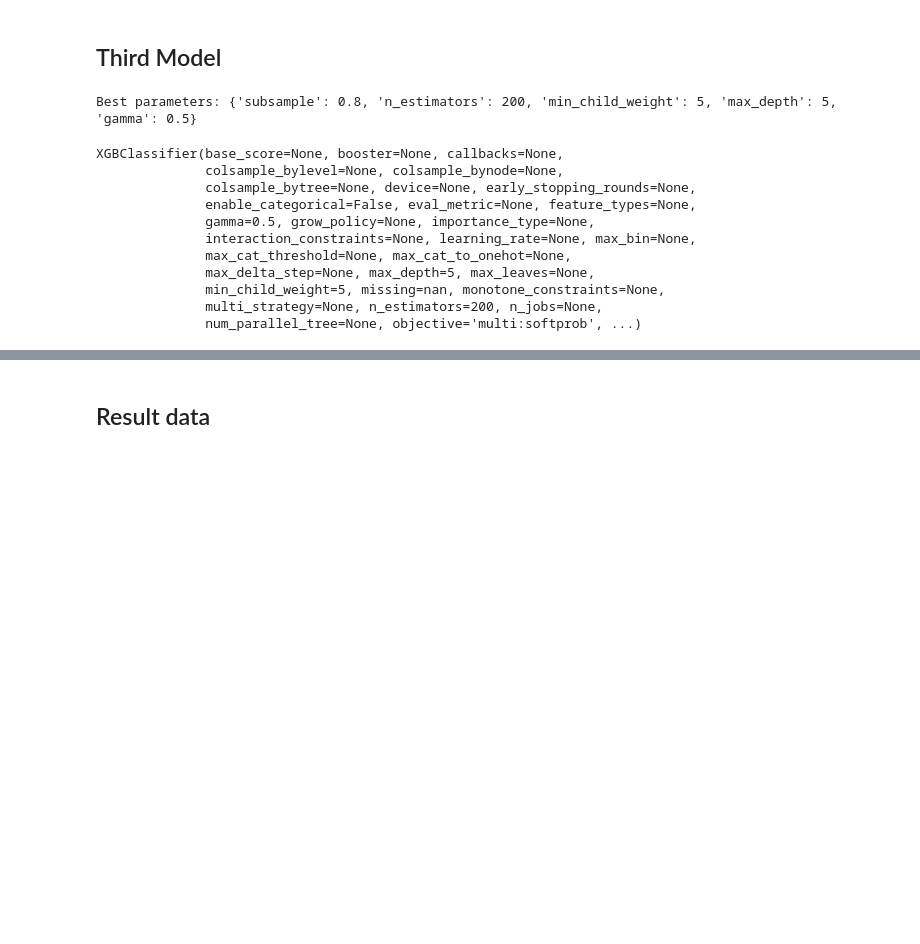
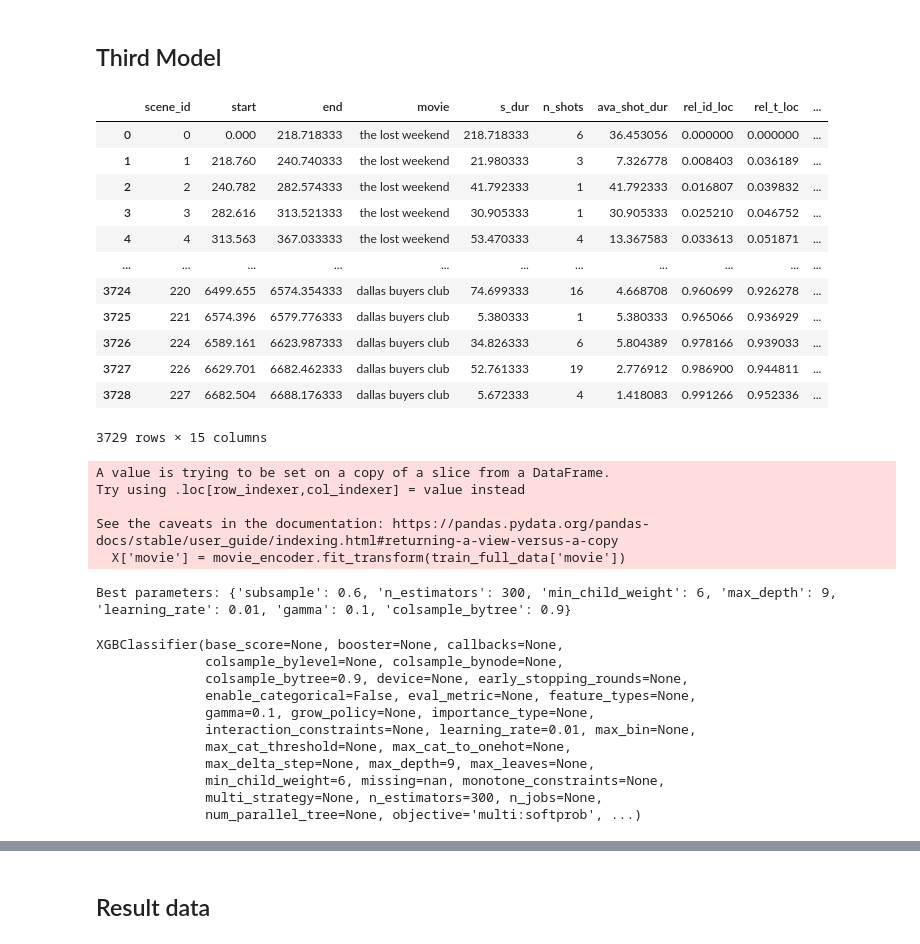
Before and after one commit to C7A7A/story-beats, a Jupyter notebook: story-beats.ipynb, the cells around one changed output, grey strips where cells are left out. Saved outputs shown, nothing was run; the diff lists cells and outputs as text; code cells hidden in the pictures; blank space fills up the shorter version.

```diff
--- a/story-beats.ipynb
+++ b/story-beats.ipynb
@@ -630,6 +630,22 @@ avg_test_accuracy = total_test_accuracy / len(test_loader)
 print(f'Test Accuracy: {avg_test_accuracy}')
 # %% [markdown]
 ## Third Model
+# %%
+train_full_data
+# %% [output]
+|  | scene_id | start | end | movie | s_dur | n_shots | ava_shot_dur | rel_id_loc | rel_t_loc | ... |
+| 0 | 0 | 0.000 | 218.718333 | the lost weekend | 218.718333 | 6 | 36.453056 | 0.000000 | 0.000000 | ... |
+| 1 | 1 | 218.760 | 240.740333 | the lost weekend | 21.980333 | 3 | 7.326778 | 0.008403 | 0.036189 | ... |
+| 2 | 2 | 240.782 | 282.574333 | the lost weekend | 41.792333 | 1 | 41.792333 | 0.016807 | 0.039832 | ... |
+| 3 | 3 | 282.616 | 313.521333 | the lost weekend | 30.905333 | 1 | 30.905333 | 0.025210 | 0.046752 | ... |
+| 4 | 4 | 313.563 | 367.033333 | the lost weekend | 53.470333 | 4 | 13.367583 | 0.033613 | 0.051871 | ... |
+| ... | ... | ... | ... | ... | ... | ... | ... | ... | ... | ... |
+| 3724 | 220 | 6499.655 | 6574.354333 | dallas buyers club | 74.699333 | 16 | 4.668708 | 0.960699 | 0.926278 | ... |
+| 3725 | 221 | 6574.396 | 6579.776333 | dallas buyers club | 5.380333 | 1 | 5.380333 | 0.965066 | 0.936929 | ... |
+| 3726 | 224 | 6589.161 | 6623.987333 | dallas buyers club | 34.826333 | 6 | 5.804389 | 0.978166 | 0.939033 | ... |
+| 3727 | 226 | 6629.701 | 6682.462333 | dallas buyers club | 52.761333 | 19 | 2.776912 | 0.986900 | 0.944811 | ... |
+| 3728 | 227 | 6682.504 | 6688.176333 | dallas buyers club | 5.672333 | 4 | 1.418083 | 0.991266 | 0.952336 | ... |
+3729 rows × 15 columns
 # %%
 from xgboost import XGBClassifier
 from sklearn.model_selection import train_test_split, RandomizedSearchCV, cross_val_score, cross_val_predict
@@ -640,43 +656,53 @@ embeddings = np.array(train_full_data['embedding'].tolist())
 pca = PCA(n_components=10)
 reduced_embeddings = pca.fit_transform(embeddings)
 
-X = train_full_data[['rel_id_loc', 'rel_t_loc', 'ava_char_score', 'sentence_count', 'dialog_detected ']]
+X = train_full_data[['scene_id', 'start', 'end', 'movie', 'rel_id_loc', 'rel_t_loc', 'is_prot_appear']]
 label_encoder = LabelEncoder()
+movie_encoder = LabelEncoder()
+X['movie'] = movie_encoder.fit_transform(train_full_data['movie'])
 y = label_encoder.fit_transform(train_full_data['label'])
 
 X_train, X_test, y_train, y_test = train_test_split(X, y, random_state=23, test_size=0.3, stratify=y)
 
 param_dist = {
-    'n_estimators': [210, 240, 200, 225, 250],
-    'min_child_weight': [1, 2, 5, 10],
-    'gamma': [0.5, 1, 1.5, 2, 5],
-    'subsample': [0.6, 0.8, 1.0],
-    'max_depth': [3, 4, 5]
+    'n_estimators': [100, 200, 300, 400, 500],
+    'learning_rate': [0.01, 0.05, 0.1, 0.2, 0.3],
+    'max_depth': [3, 4, 5, 6, 7, 8, 9, 10],
+    'min_child_weight': [1, 2, 4, 6, 8, 10],
+    'gamma': [0.1, 0.3, 0.5, 0.7, 1.0, 1.5, 2],
+    'subsample': [0.5, 0.6, 0.7, 0.8, 0.9, 1.0],
+    'colsample_bytree': [0.5, 0.6, 0.7, 0.8, 0.9, 1.0]
 }
+
 
 xgb = XGBClassifier(random_state=23)
 
 random_search = RandomizedSearchCV(xgb, param_distributions=param_dist, n_iter=10, cv=5, random_state=23, n_jobs=-1)
-random_search.fit(X_train, y_train)
+random_search.fit(X, y)
 
 print("Best parameters:", random_search.best_params_)
 # %% [output]
-Best parameters: {'subsample': 0.8, 'n_estimators': 200, 'min_child_weight': 5, 'max_depth': 5, 'gamma': 0.5}
+A value is trying to be set on a copy of a slice from a DataFrame.
+Try using .loc[row_indexer,col_indexer] = value instead
+
+See the caveats in the documentation: https://pandas.pydata.org/pandas-docs/stable/user_guide/indexing.html#returning-a-view-versus-a-copy
+  X['movie'] = movie_encoder.fit_transform(train_full_data['movie'])
+Best parameters: {'subsample': 0.6, 'n_estimators': 300, 'min_child_weight': 6, 'max_depth': 9, 'learning_rate': 0.01, 'gamma': 0.1, 'colsample_bytree': 0.9}
 # %%
 best_params = random_search.best_params_
 model = XGBClassifier(**best_params, random_state=23)
-model.fit(X_train, y_train)
+model.fit(X, y)
 # %% [output]
 XGBClassifier(base_score=None, booster=None, callbacks=None,
               colsample_bylevel=None, colsample_bynode=None,
-              colsample_bytree=None, device=None, early_stopping_rounds=None,
+              colsample_bytree=0.9, device=None, early_stopping_rounds=None,
               enable_categorical=False, eval_metric=None, feature_types=None,
-              gamma=0.5, grow_policy=None, importance_type=None,
-              interaction_constraints=None, learning_rate=None, max_bin=None,
+              gamma=0.1, grow_policy=None, importance_type=None,
+              interaction_constraints=None, learning_rate=0.01, max_bin=None,
               max_cat_threshold=None, max_cat_to_onehot=None,
-              max_delta_step=None, max_depth=5, max_leaves=None,
-              min_child_weight=5, missing=nan, monotone_constraints=None,
-              multi_strategy=None, n_estimators=200, n_jobs=None,
+              max_delta_step=None, max_depth=9, max_leaves=None,
+              min_child_weight=6, missing=nan, monotone_constraints=None,
+              multi_strategy=None, n_estimators=300, n_jobs=None,
               num_parallel_tree=None, objective='multi:softprob', ...)
 # %%
 y_pred = model.predict(X_test)
```
Also changed, not shown: parts of 5 cells of this notebook, 1 other file.
